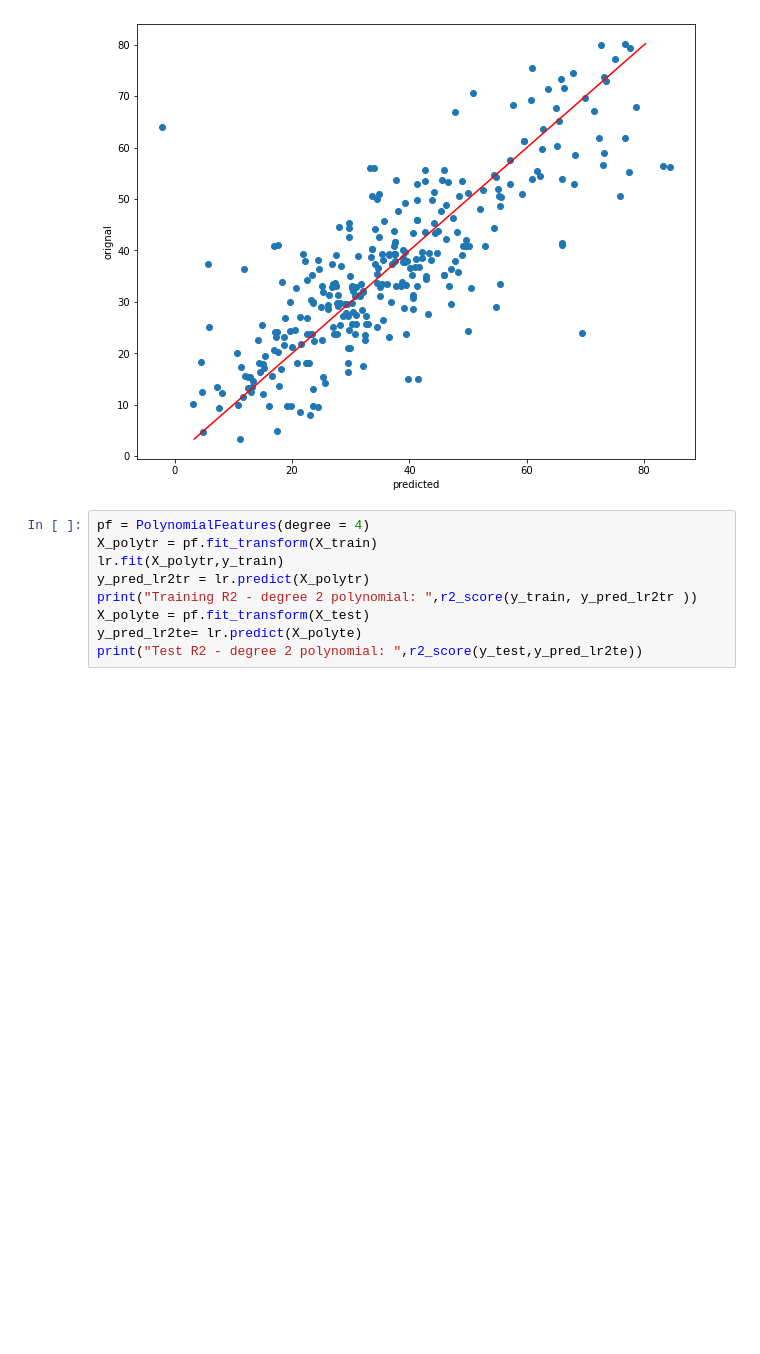
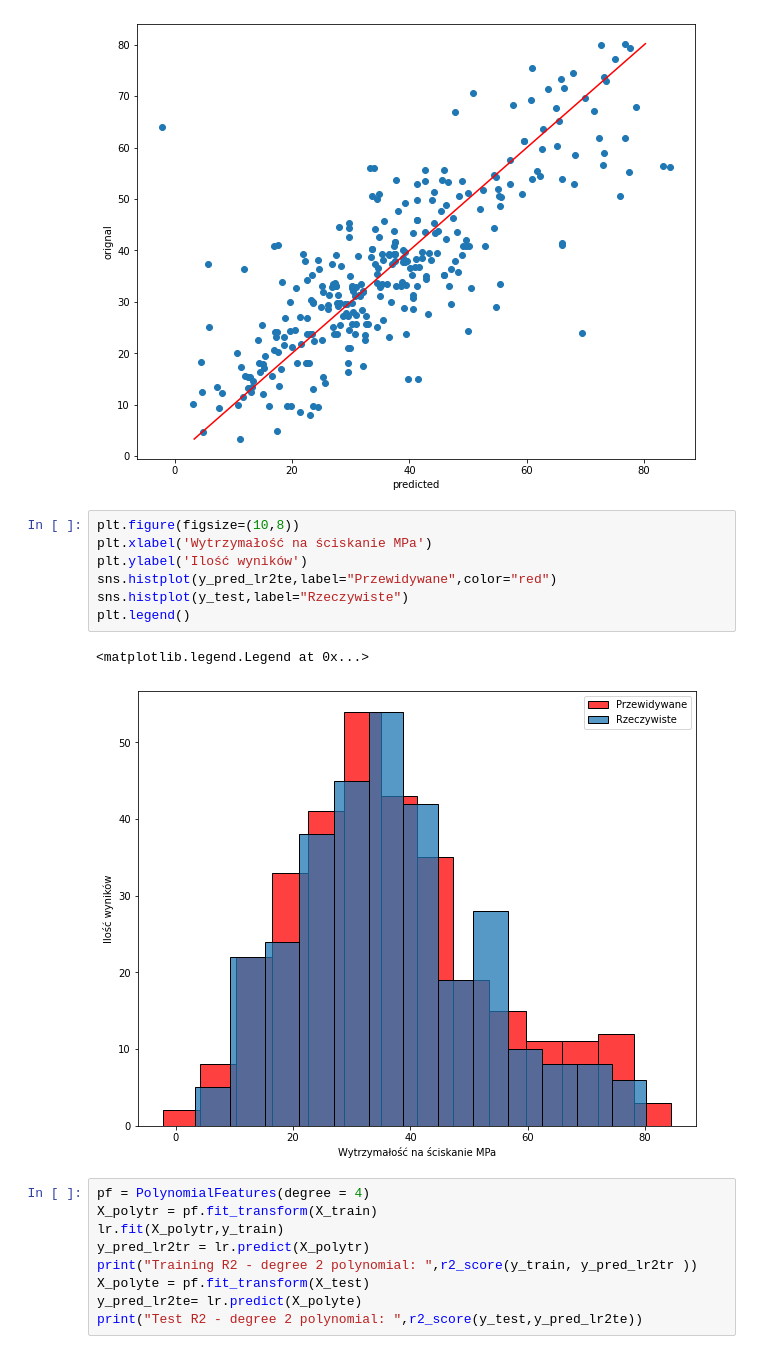
Before and after one commit to brownmilleryt/concrete-strenght-calculator, a Jupyter notebook: _Predykcja.ipynb, the cells around one changed output. Cells and saved outputs as stored; diff of their text form; blank space fills up the shorter version.

```diff
--- a/_Predykcja.ipynb
+++ b/_Predykcja.ipynb
@@ -648,6 +658,16 @@ plt.ylabel('orignal')
 plt.show()
 # %% [output]
 [figure]
+# %%
+plt.figure(figsize=(10,8))
+plt.xlabel('Wytrzymałość na ściskanie MPa')
+plt.ylabel('Ilość wyników')
+sns.histplot(y_pred_lr2te,label="Przewidywane",color="red")
+sns.histplot(y_test,label="Rzeczywiste")
+plt.legend()
+# %% [output]
+<matplotlib.legend.Legend at 0x...>
+[figure, added]
 # %%
 pf = PolynomialFeatures(degree = 4)
 X_polytr = pf.fit_transform(X_train)
```
Also changed, not shown: parts of 9 cells of this notebook.
